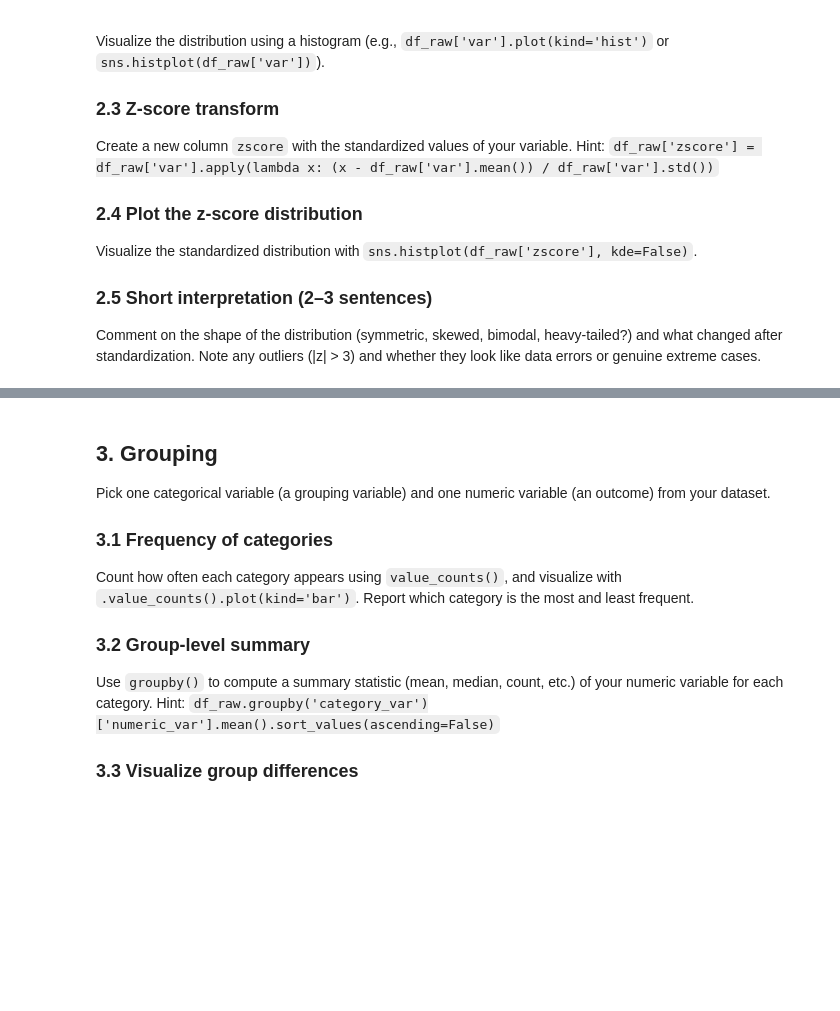
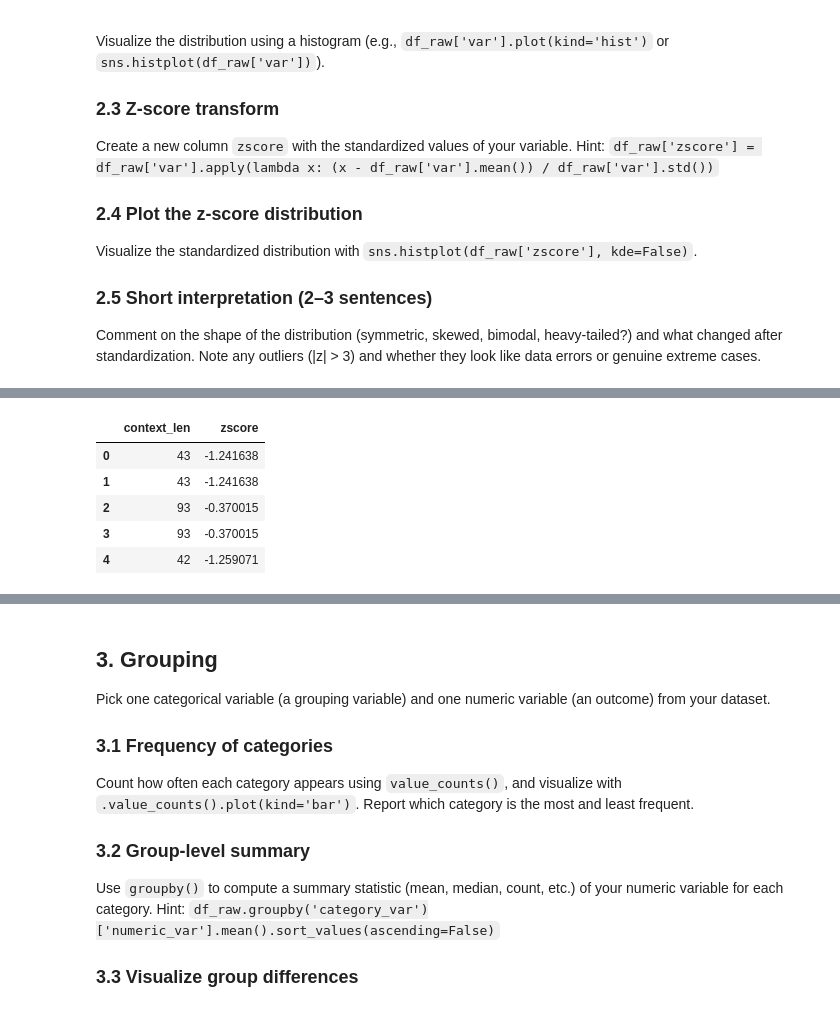
Before and after one commit to jeongnim078/NLP, a Jupyter notebook: asgmt1_explore_your_dataset.ipynb, the cells around one changed output, grey strips where cells are left out. Cells and saved outputs as stored; diff of their text form; code cells hidden in the pictures; blank space fills up the shorter version.

```diff
--- a/asgmt1_explore_your_dataset.ipynb
+++ b/asgmt1_explore_your_dataset.ipynb
@@ -190 +243,14 @@ Max:  50.00
+# %%
+# 2.3 Z-score transform
+df_raw['zscore'] = df_raw['context_len'].apply(
+    lambda x: (x - df_raw['context_len'].mean()) / df_raw['context_len'].std()
+)
+df_raw[['context_len', 'zscore']].head()
+# %% [output]
+|  | context_len | zscore |
+| 0 | 43 | -1.241638 |
+| 1 | 43 | -1.241638 |
+| 2 | 93 | -0.370015 |
+| 3 | 93 | -0.370015 |
+| 4 | 42 | -1.259071 |
 # %%
```
Also changed, not shown: parts of 15 cells of this notebook.
